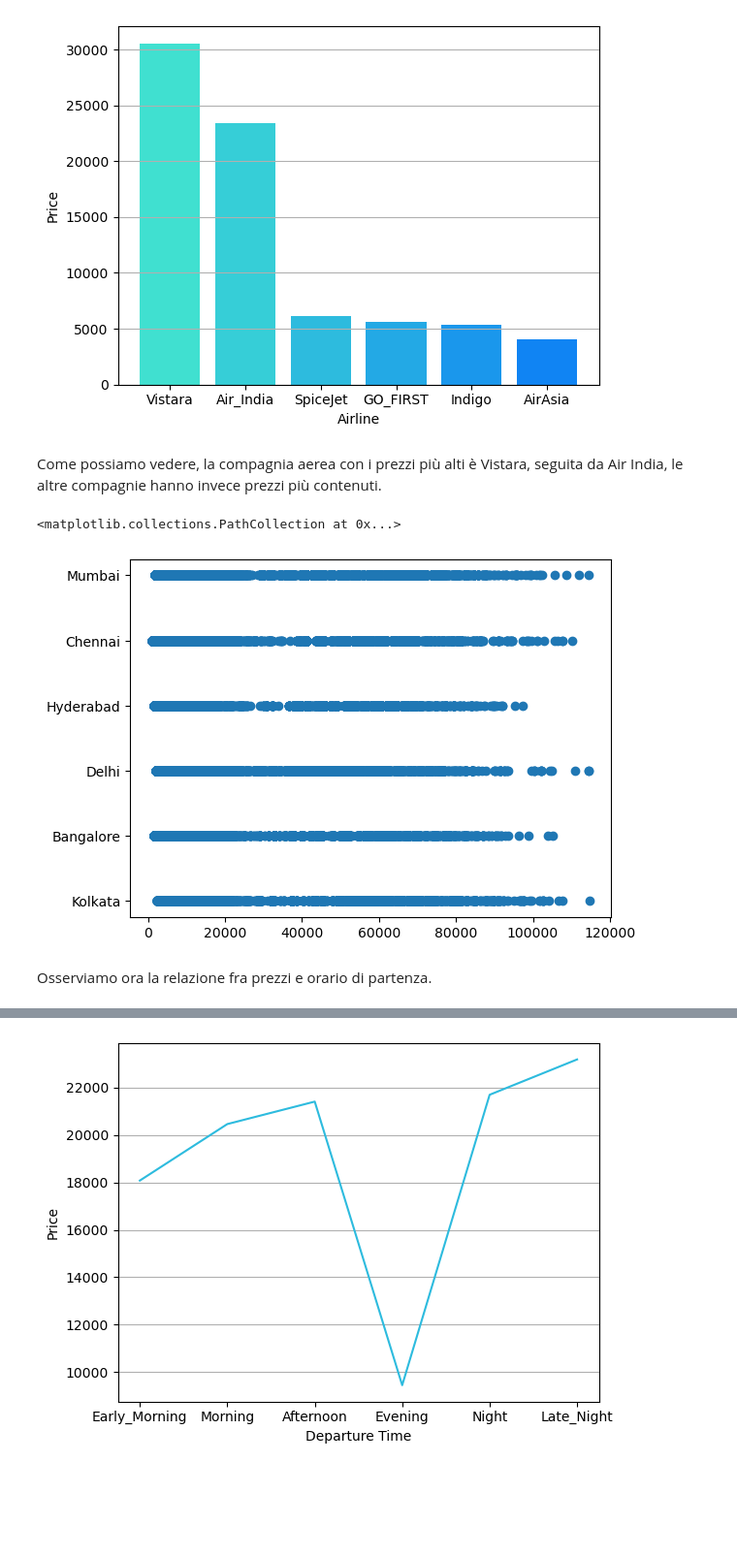
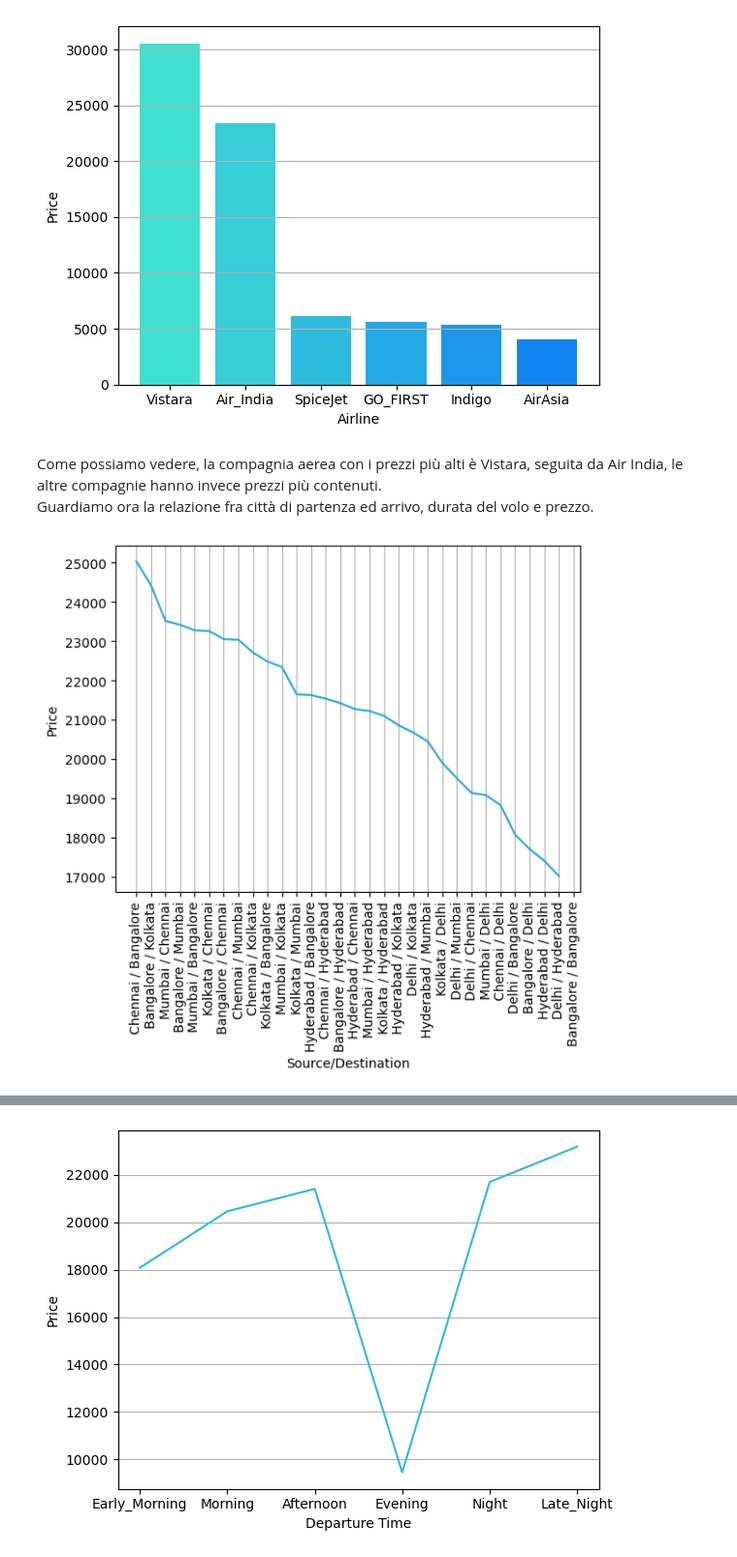
Before and after one commit to AivAiv/Flight_Price_Prediction, a Jupyter notebook: Progetto Programmazione Data Intensive.ipynb, the cells around one changed output, grey strips where cells are left out. Shown at 97% size. Saved outputs shown, nothing was run; the diff lists cells and outputs as text; code cells hidden in the pictures; blank space fills up the shorter version.

```diff
--- a/Progetto Programmazione Data Intensive.ipynb
+++ b/Progetto Programmazione Data Intensive.ipynb
@@ -205,10 +205,18 @@ plt.show()
 [figure]
 # %% [markdown]
 Come possiamo vedere, la compagnia aerea con i prezzi più alti è Vistara, seguita da Air India, le altre compagnie hanno invece prezzi più contenuti.
+Guardiamo ora la relazione fra città di partenza ed arrivo, durata del volo e prezzo.
 # %%
-plt.scatter(x = dataset["price"], y = dataset["source_city"])
+source_destination_price = dataset.groupby(['source_city','destination_city'])['price'].mean()\
+.sort_values(ascending=False).reset_index()
+source_destination_price["s/d"] = source_destination_price[['source_city', 'destination_city']].agg(' / '.join, axis=1)
+source_destination_price.drop(columns=['source_city','destination_city'], inplace = True)
+
+plt.plot(source_destination_price["s/d"], source_destination_price["price"], color = colors[3])
+plt.xticks(rotation='vertical')
+plt.xlabel("Source/Destination")
+plt.ylabel("Price")
+plt.grid(axis='x')
+plt.show()
 # %% [output]
-<matplotlib.collections.PathCollection at 0x...>
-[figure, old version]
+[figure, new version]
-# %% [markdown]
-Osserviamo ora la relazione fra prezzi e orario di partenza.
```
Also changed, not shown: parts of 12 cells of this notebook.
